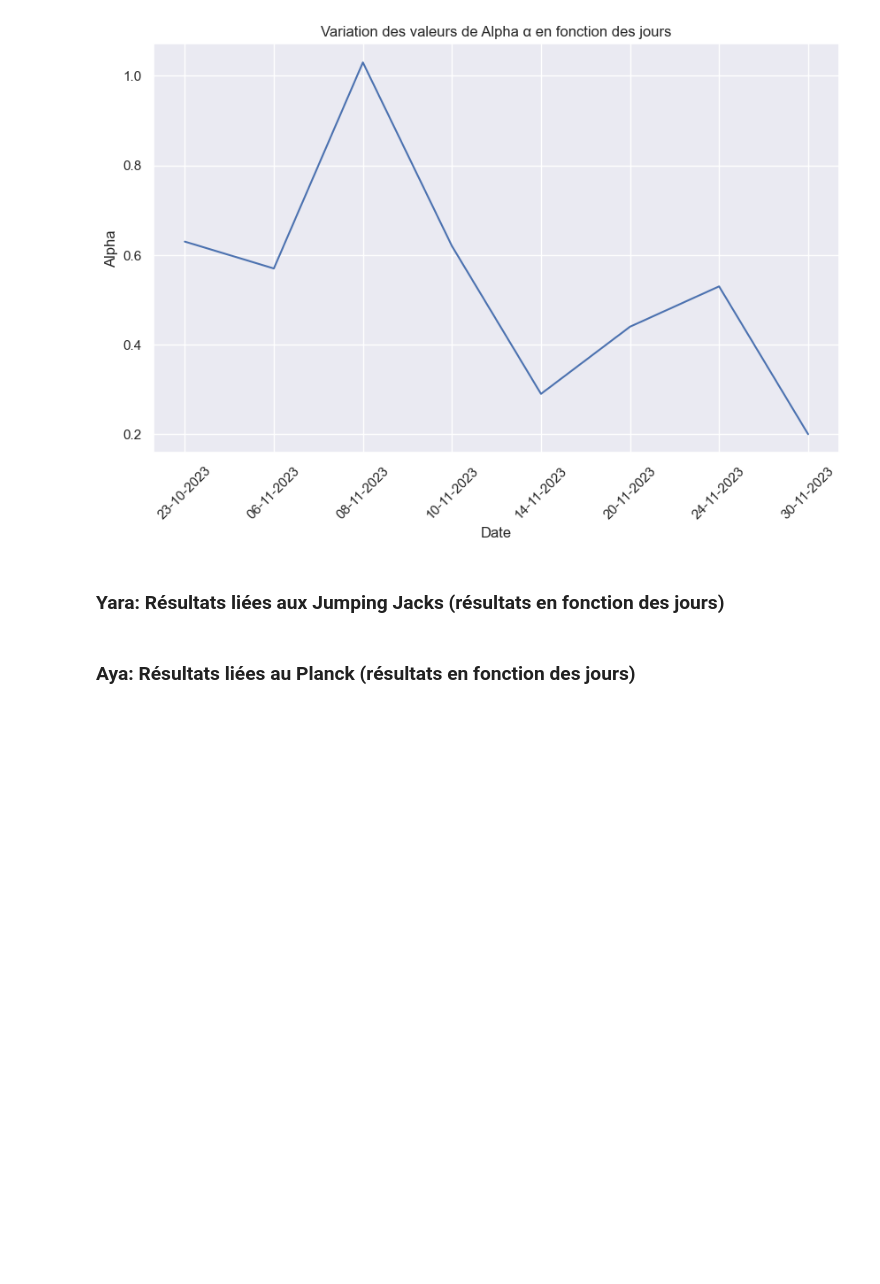
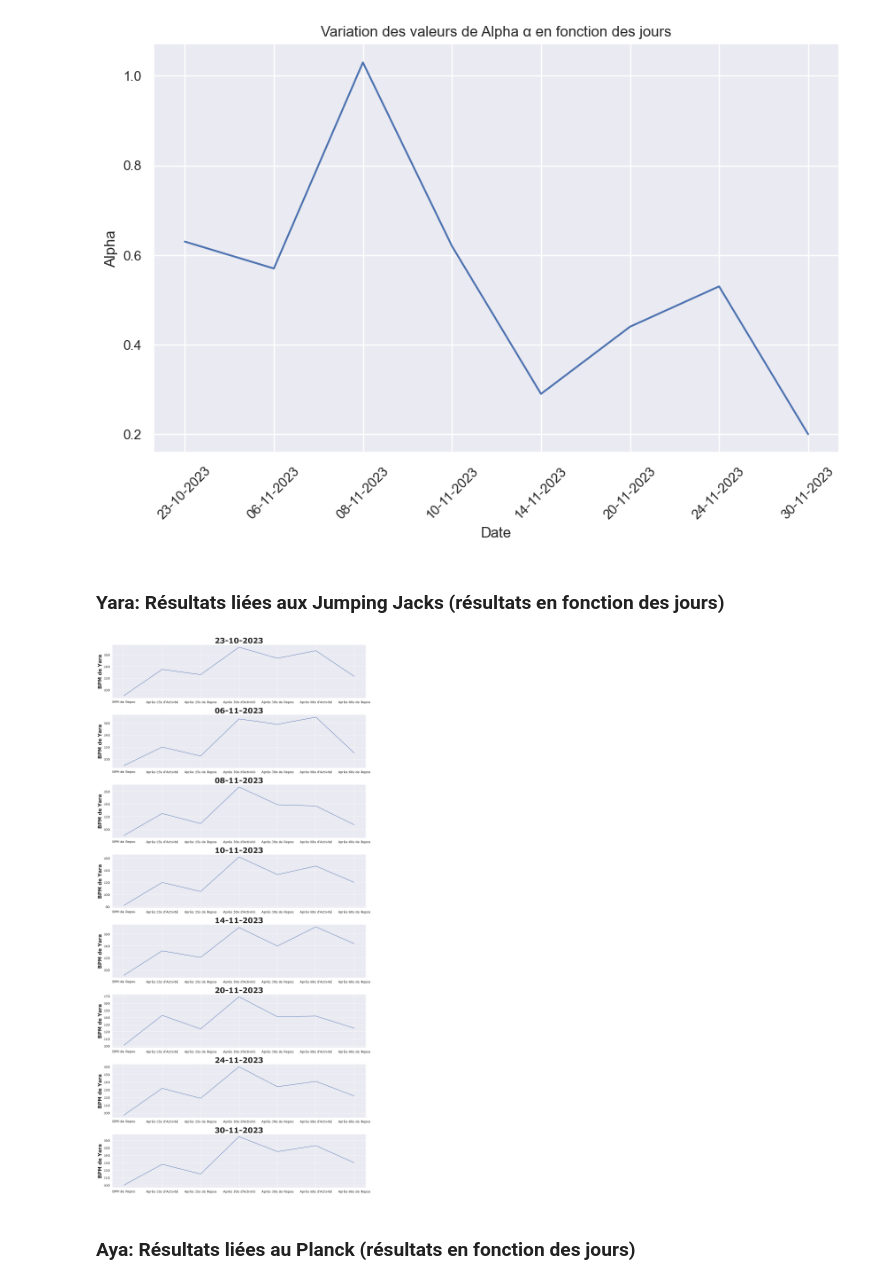
Before and after one commit to Kibalchish47/CalisphAir-LFLV-2023, a Jupyter notebook: visualisation de données.ipynb, the cells around one changed output. Drawn from its saved outputs; the diff is of its cells as text; code cells hidden in the pictures; blank space fills up the shorter version.

Commit message:
Plotted Yara's Performance Values and minor changes

```diff
--- a/visualisation de données.ipynb
+++ b/visualisation de données.ipynb
@@ -148,5 +148,24 @@ plt.show()
 [figure]
 # %% [markdown]
 ### Yara: Résultats liées aux Jumping Jacks (résultats en fonction des jours)
+# %%
+sns.set(font_scale=1.2, font='Verdana')
+
+plt.figure(figsize=(16, 32))
+for i in range(8):
+    plt.subplot(8, 1, i + 1)
+    sns.lineplot(x=x_labels, y=[athlete_results_yara_restingBPM[i],
+                                athlete_results_yara_after15s_exercise[i],
+                                athlete_results_yara_after15s_rest[i],
+                                athlete_results_yara_after30s_exercise[i],
+                                athlete_results_yara_after30s_rest[i],
+                                athlete_results_yara_after60s_exercise[i],
+                                athlete_results_yara_after60s_rest[i]])
+    plt.title(dates[i], fontweight='bold', fontsize=30)
+    plt.ylabel('BPM de Yara', fontweight='bold', fontsize=20)
+plt.tight_layout()
+plt.show()
+# %% [output]
+[figure, added]
 # %% [markdown]
 ### Aya: Résultats liées au Planck (résultats en fonction des jours)
```
